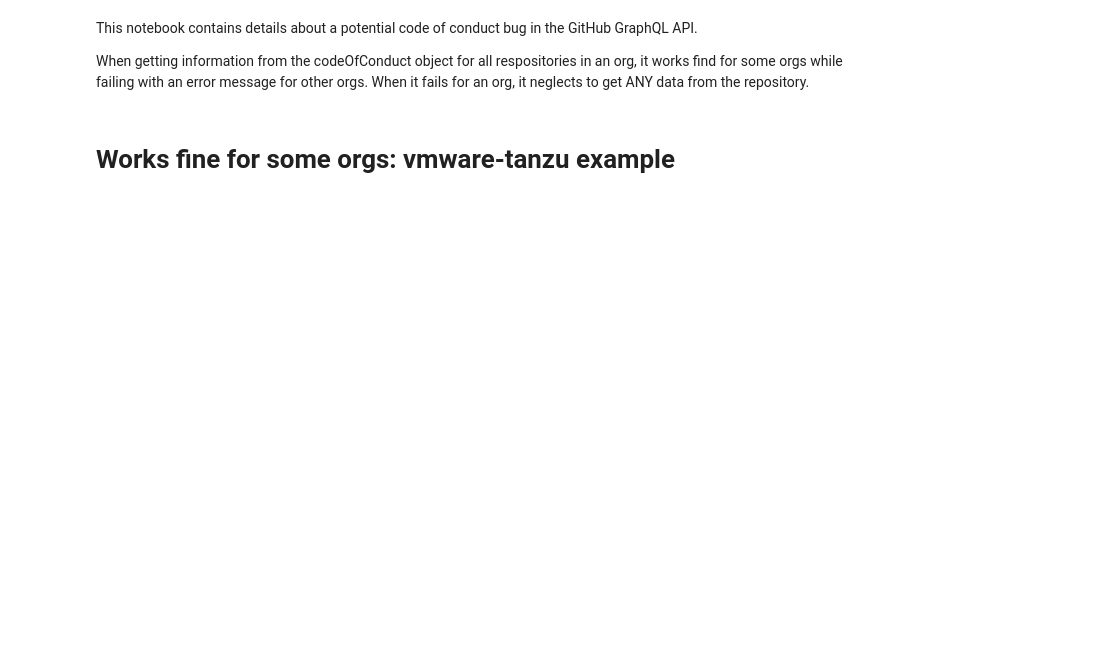
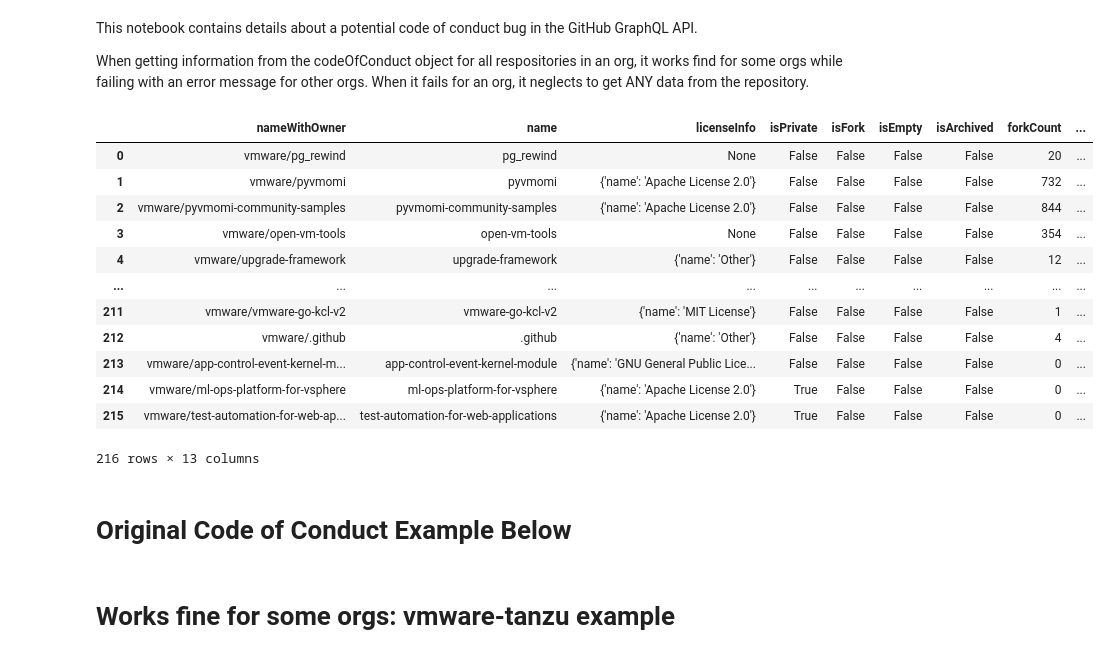
Before and after one commit to geekygirldawn/project-api-metrics, a Jupyter notebook: notebooks/CodeOfConductBug.ipynb, the cells around one changed output. Cells and saved outputs as stored; diff of their text form; code cells hidden in the pictures; blank space fills up the shorter version.

Commit message:
added more complex query example for comparison

```diff
--- a/notebooks/CodeOfConductBug.ipynb
+++ b/notebooks/CodeOfConductBug.ipynb
@@ -12,3 +66,45 @@ with open('gh_key', 'r') as kf:
+# %%
+org_name = "vmware"
+url = 'https://api.github.com/graphql'
+headers = {'Authorization': 'token %s' % api_token}
+
+has_next_page = True
+after_cursor = None
+
+repo_info_df = pd.DataFrame()
+
+while has_next_page:
+
+    query = complex_query(after_cursor)
+
+    variables = {"org_name": org_name}
+    r = requests.post(url=url, json={'query': query, 'variables': variables}, headers=headers)
+    json_data = json.loads(r.text)
+
+    df_temp = pd.DataFrame(json_data['data']['organization']['repositories']['nodes'])
+    repo_info_df = repo_info_df.append(df_temp, ignore_index=True)
+
+    has_next_page = json_data["data"]["organization"]["repositories"]["pageInfo"]["hasNextPage"]
+
+    after_cursor = json_data["data"]["organization"]["repositories"]["pageInfo"]["endCursor"]
+
+repo_info_df
+# %% [output]
+|  | nameWithOwner | name | licenseInfo | isPrivate | isFork | isEmpty | isArchived | forkCount | ... |
+| 0 | vmware/pg_rewind | pg_rewind | None | False | False | False | False | 20 | ... |
+| 1 | vmware/pyvmomi | pyvmomi | {'name': 'Apache License 2.0'} | False | False | False | False | 732 | ... |
+| 2 | vmware/pyvmomi-community-samples | pyvmomi-community-samples | {'name': 'Apache License 2.0'} | False | False | False | False | 844 | ... |
+| 3 | vmware/open-vm-tools | open-vm-tools | None | False | False | False | False | 354 | ... |
+| 4 | vmware/upgrade-framework | upgrade-framework | {'name': 'Other'} | False | False | False | False | 12 | ... |
+| ... | ... | ... | ... | ... | ... | ... | ... | ... | ... |
+| 211 | vmware/vmware-go-kcl-v2 | vmware-go-kcl-v2 | {'name': 'MIT License'} | False | False | False | False | 1 | ... |
+| 212 | vmware/.github | .github | {'name': 'Other'} | False | False | False | False | 4 | ... |
+| 213 | vmware/app-control-event-kernel-m... | app-control-event-kernel-module | {'name': 'GNU General Public Lice... | False | False | False | False | 0 | ... |
+| 214 | vmware/ml-ops-platform-for-vsphere | ml-ops-platform-for-vsphere | {'name': 'Apache License 2.0'} | True | False | False | False | 0 | ... |
+| 215 | vmware/test-automation-for-web-ap... | test-automation-for-web-applications | {'name': 'Apache License 2.0'} | True | False | False | False | 0 | ... |
+216 rows × 13 columns
+# %% [markdown]
+# Original Code of Conduct Example Below
 # %%
 # fails on vmware, bitnami
 # works on vmware-tanzu, concourse, carbonblack
```
Also changed, not shown: parts of 6 cells of this notebook.
